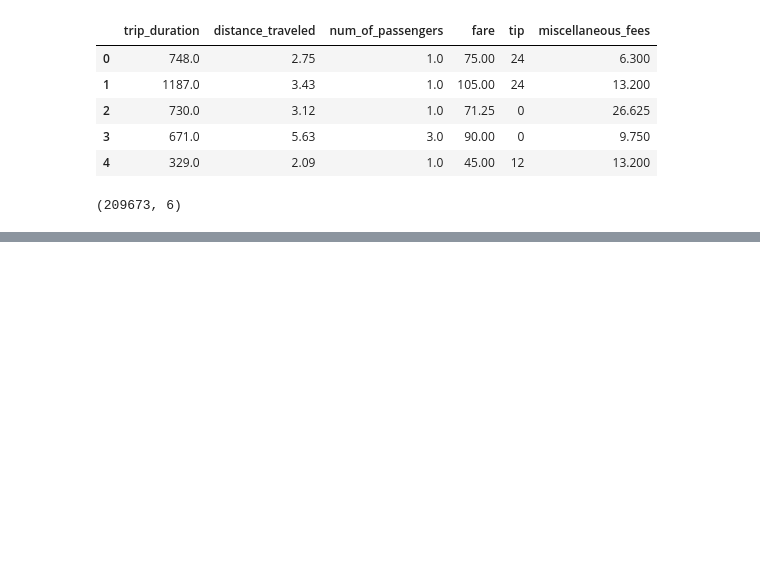
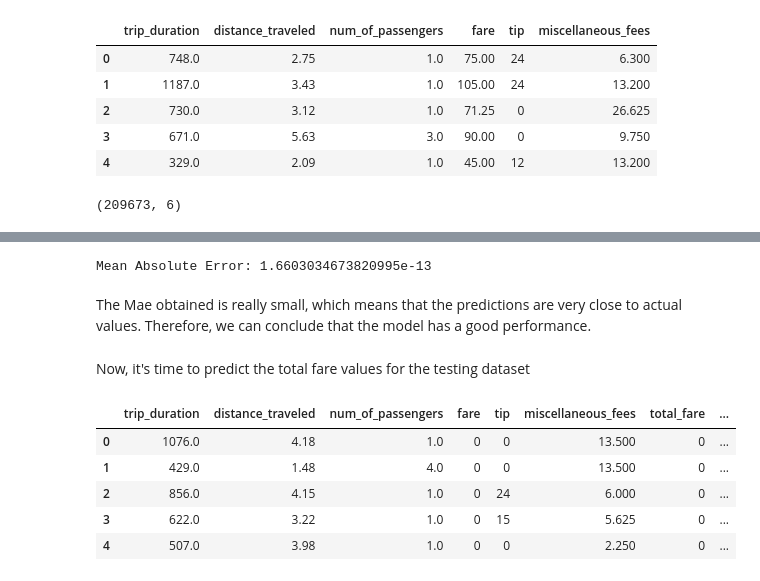
Before and after one commit to JorgeV20/Regression_Projects, a Jupyter notebook: Taxi_fare_project/taxi_fare.ipynb, the cells around one changed output, grey strips where cells are left out. Saved outputs shown, nothing was run; the diff lists cells and outputs as text; code cells hidden in the pictures; blank space fills up the shorter version.

```diff
--- a/Taxi_fare_project/taxi_fare.ipynb
+++ b/Taxi_fare_project/taxi_fare.ipynb
@@ -193,0 +227,19 @@ X.shape
+# %%
+print("Mean Absolute Error:", mae)
+# %% [output]
+Mean Absolute Error: 1.6603034673820995e-13
+# %% [markdown]
+The Mae obtained is really small, which means that the predictions are very close to actual values. Therefore, we can conclude that the model has a good performance.
+# %% [markdown]
+Now, it's time to predict the total fare values for the testing dataset
+# %%
+df_test=pd.read_csv('./taxi_fare/test.csv')
+# %%
+df_test.head()
+# %% [output]
+|  | trip_duration | distance_traveled | num_of_passengers | fare | tip | miscellaneous_fees | total_fare | ... |
+| 0 | 1076.0 | 4.18 | 1.0 | 0 | 0 | 13.500 | 0 | ... |
+| 1 | 429.0 | 1.48 | 4.0 | 0 | 0 | 13.500 | 0 | ... |
+| 2 | 856.0 | 4.15 | 1.0 | 0 | 24 | 6.000 | 0 | ... |
+| 3 | 622.0 | 3.22 | 1.0 | 0 | 15 | 5.625 | 0 | ... |
+| 4 | 507.0 | 3.98 | 1.0 | 0 | 0 | 2.250 | 0 | ... |
```
Also changed, not shown: parts of 19 cells of this notebook.
